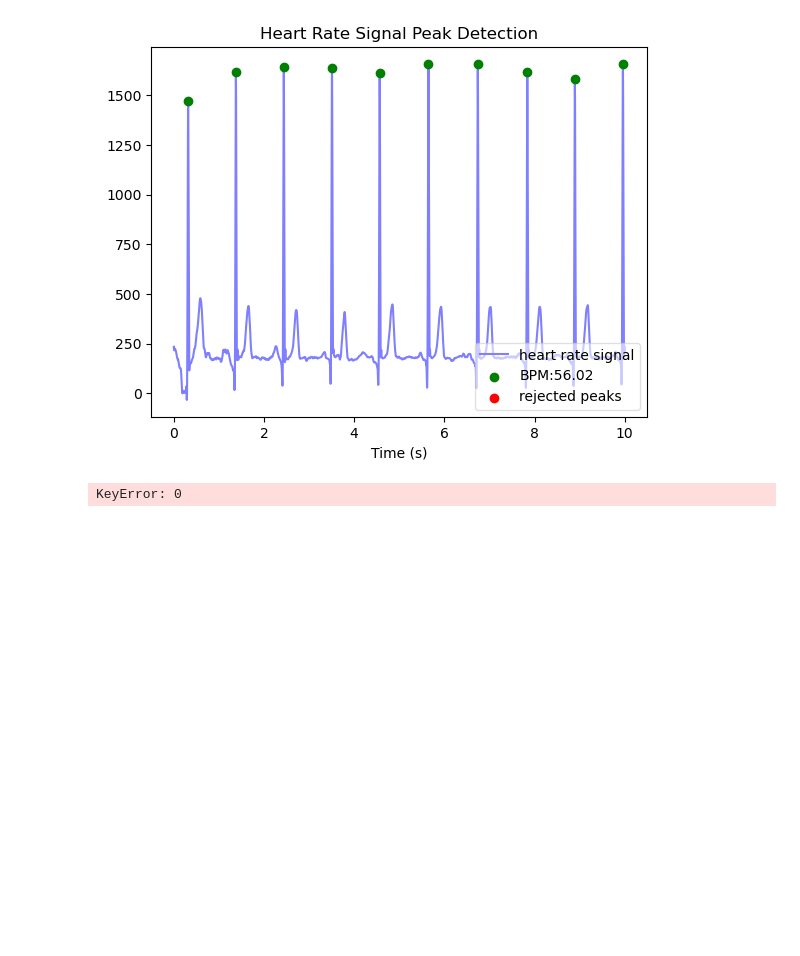
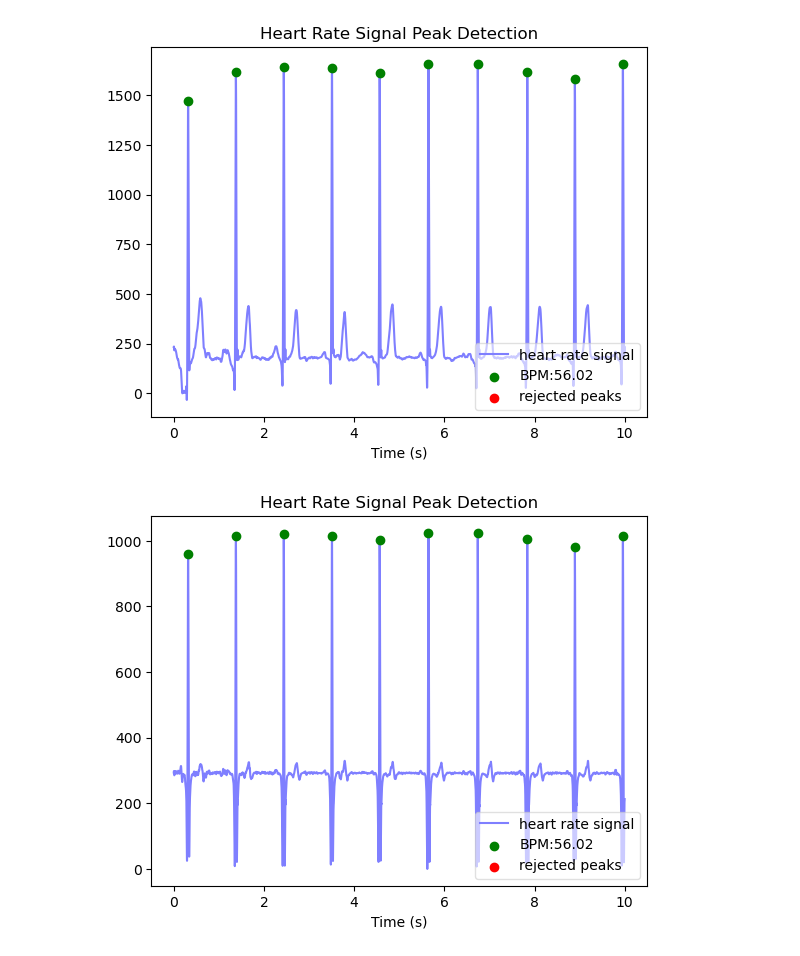
Before and after one commit to min02choi/Introduction-To-HCI, a Jupyter notebook: Week4/hrv.ipynb, the cells around one changed output. Saved outputs shown, nothing was run; the diff lists cells and outputs as text; code cells hidden in the pictures; blank space fills up the shorter version.

```diff
--- a/Week4/hrv.ipynb
+++ b/Week4/hrv.ipynb
@@ -27,8 +24,9 @@ hp.plotter(wd, m)
 # %% [output]
 [figure]
 # %%
-data1 = df1[0]
+filtered = hp.filter_signal(data1, cutoff=0.05, sample_rate=srate, filtertype='notch')
+wd, m = hp.process(hp.scale_data(filtered), srate)
-# %% [output]
-KeyError: 0
 # %%
-filtered = hp.filter_signal(data)
+hp.plotter(wd, m)
+# %% [output]
+[figure, added]
```
Also changed, not shown: parts of 4 cells of this notebook.
